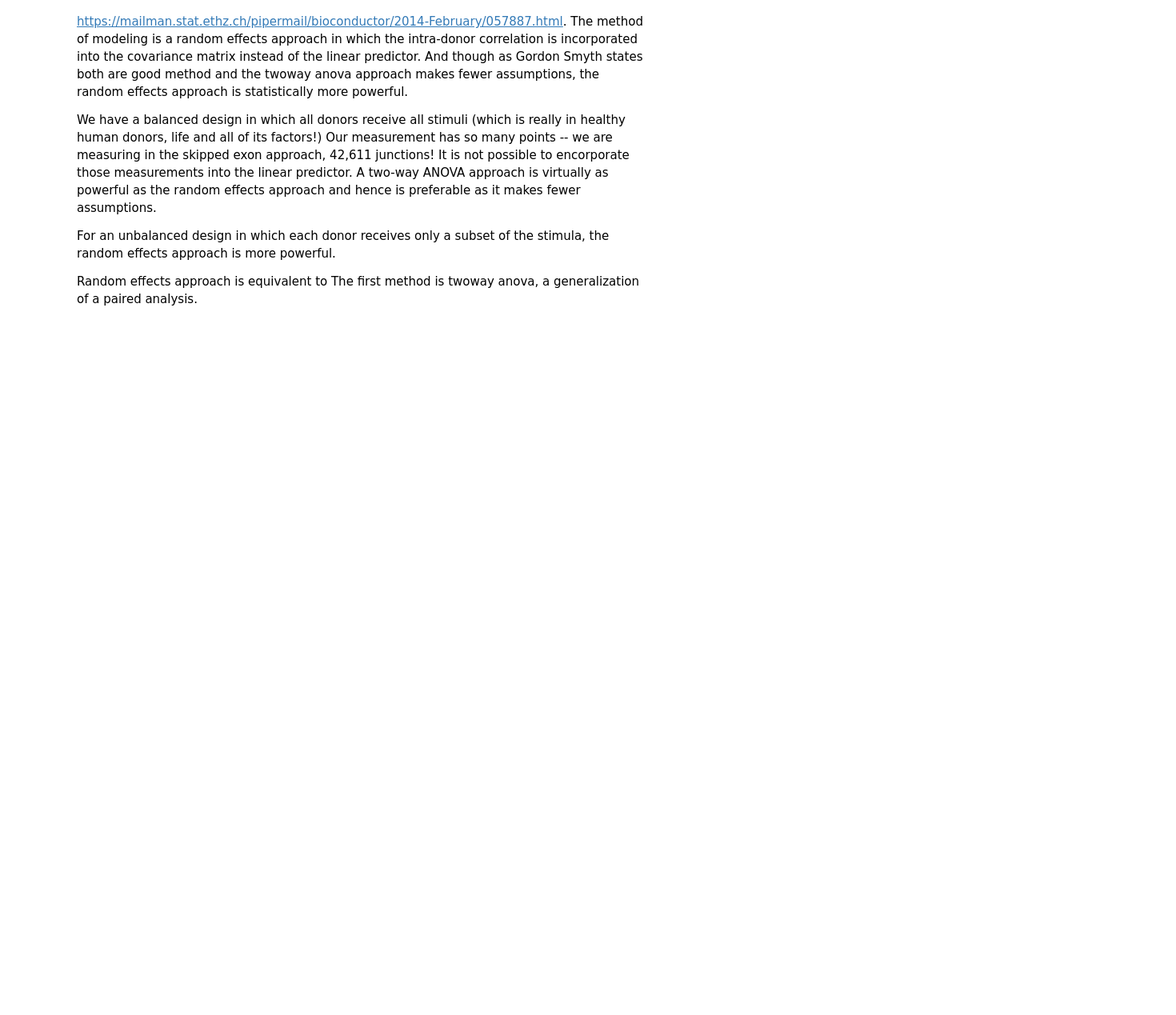
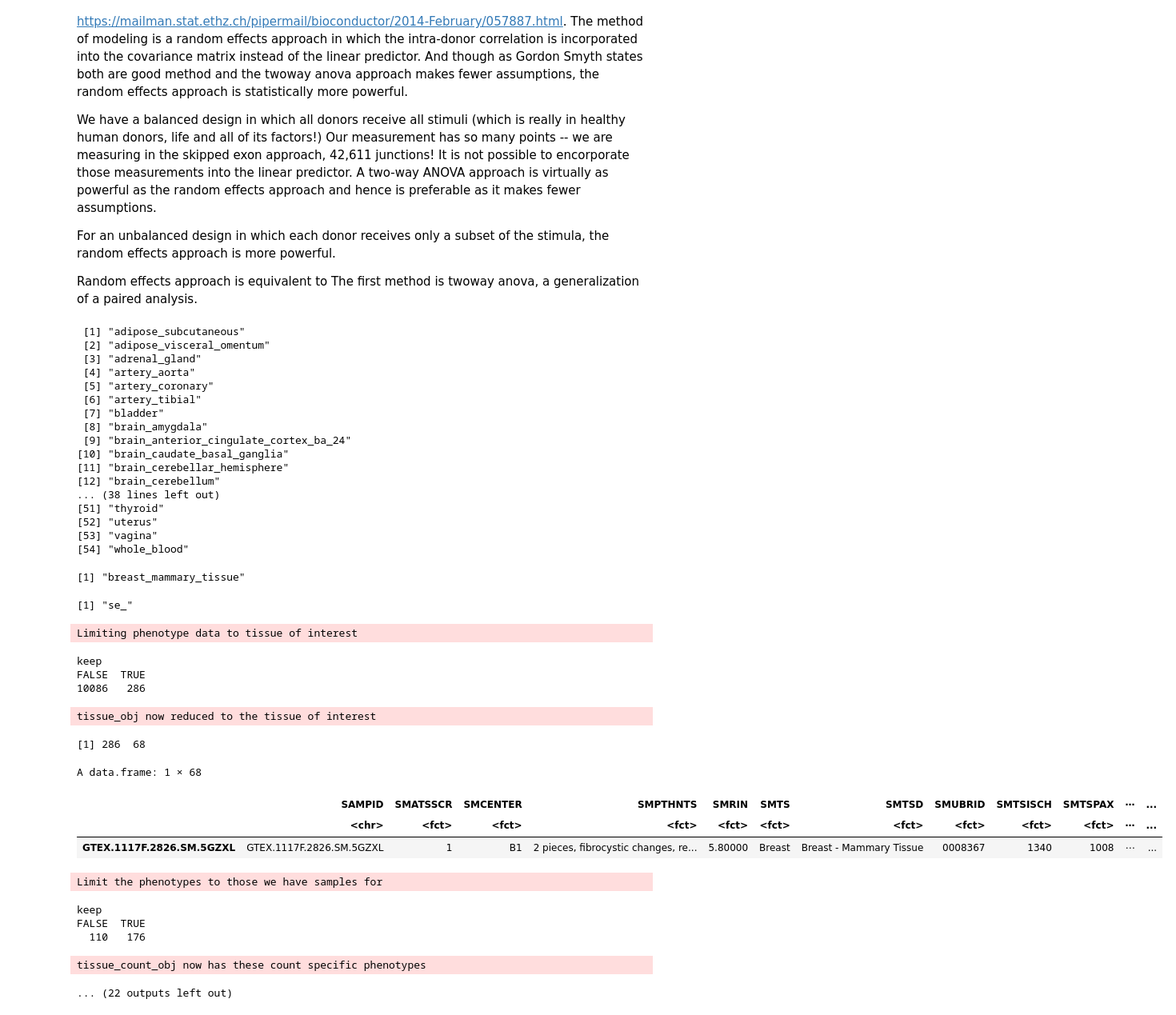
Before and after one commit to TheJacksonLaboratory/sbas, a Jupyter notebook: jupyter/AllTissueAllSplicingJunctionAnalysis.ipynb, the cells around one changed output. Shown at 80% size. Saved outputs shown, nothing was run; the diff lists cells and outputs as text; code cells hidden in the pictures; blank space fills up the shorter version.

```diff
--- a/jupyter/AllTissueAllSplicingJunctionAnalysis.ipynb
+++ b/jupyter/AllTissueAllSplicingJunctionAnalysis.ipynb
@@ -1247,0 +1200,58 @@ Random effects approach is equivalent to The first method is twoway anova, a gen
+# %%
+    splice_list       = c("a3ss_","a5ss_","mxe_","ri_","se_")
+    tissue_list_m_f     = levels(pData(reduced_obj2)$tissue)
+    tissue_list_m_f
+
+    splice_index        = 5
+    tissue_index        = 21
+    plot                = TRUE
+    splice_type         = splice_list    [splice_index]
+    tissue_of_interest  = tissue_list_m_f[tissue_index]
+    fromGTF             = se_fromGTF_no_chrY
+    metadata            = ocounts_metadata
+    obj                 = reduced_obj2
+    ijc                 = se_jc_ijc_no_chrY
+    sjc                 = se_jc_sjc_no_chrY
+    tissue_list         = tissue_list_m_f
+
+    fromGTF           <- fromGTF
+
+
+tissue_of_interest
+splice_type
+# %% [output]
+ [1] "adipose_subcutaneous"
+ [2] "adipose_visceral_omentum"
+ [3] "adrenal_gland"
+ [4] "artery_aorta"
+ [5] "artery_coronary"
+ [6] "artery_tibial"
+ [7] "bladder"
+ [8] "brain_amygdala"
+ [9] "brain_anterior_cingulate_cortex_ba_24"
+[10] "brain_caudate_basal_ganglia"
+[11] "brain_cerebellar_hemisphere"
+[12] "brain_cerebellum"
+... (38 lines left out)
+[51] "thyroid"
+[52] "uterus"
+[53] "vagina"
+[54] "whole_blood"
+[1] "breast_mammary_tissue"
+[1] "se_"
+Limiting phenotype data to tissue of interest
+keep
+FALSE  TRUE
+10086   286
+tissue_obj now reduced to the tissue of interest
+[1] 286  68
+A data.frame: 1 × 68
+|  | SAMPID | SMATSSCR | SMCENTER | SMPTHNTS | SMRIN | SMTS | SMTSD | SMUBRID | SMTSISCH | SMTSPAX | ⋯ | ... |
+|  | <chr> | <fct> | <fct> | <fct> | <fct> | <fct> | <fct> | <fct> | <fct> | <fct> | ⋯ | ... |
+| GTEX.1117F.2826.SM.5GZXL | GTEX.1117F.2826.SM.5GZXL | 1 | B1 | 2 pieces, fibrocystic changes, re... | 5.80000 | Breast | Breast - Mammary Tissue | 0008367 | 1340 | 1008 | ⋯ | ... |
+Limit the phenotypes to those we have samples for
+keep
+FALSE  TRUE
+  110   176
+tissue_count_obj now has these count specific phenotypes
+... (22 outputs left out)
```
Also changed, not shown: parts of 23 cells of this notebook, 5 other files.
